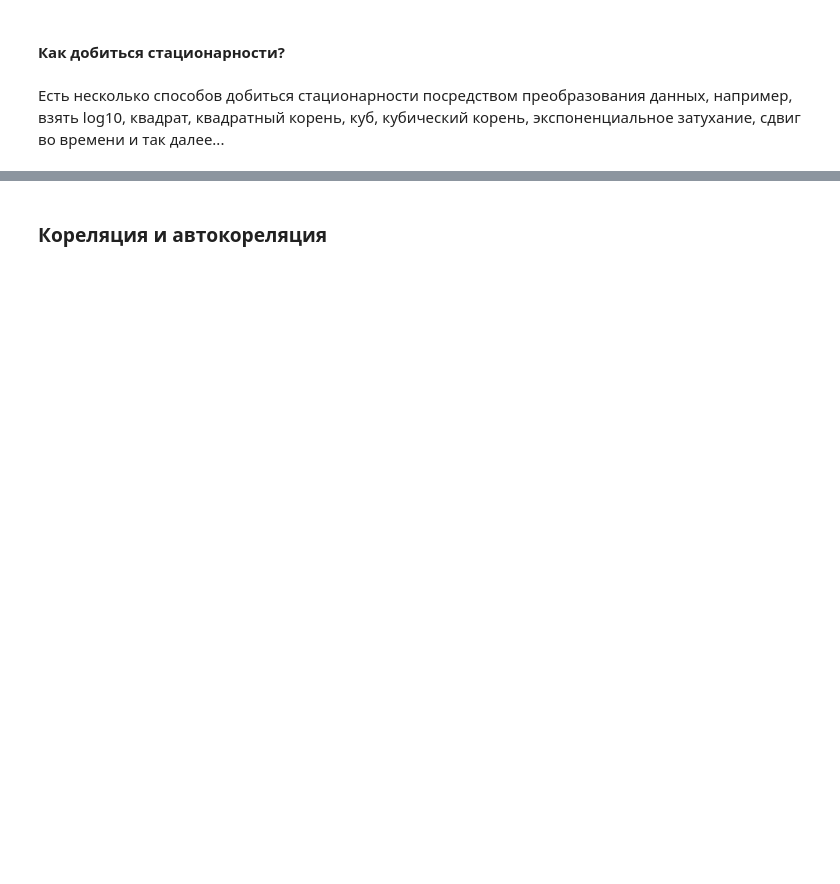
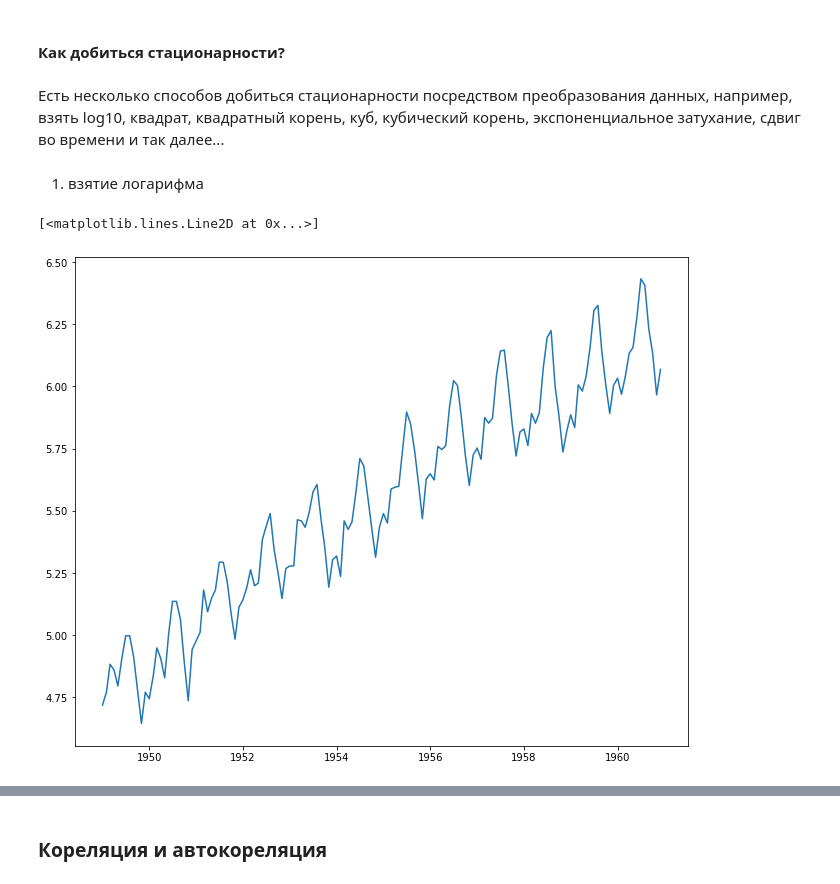
Before and after one commit to starminalush/ml_course_2022, a Jupyter notebook: lesson8/lesson8.ipynb, the cells around one changed output, grey strips where cells are left out. Saved outputs shown, nothing was run; the diff lists cells and outputs as text; code cells hidden in the pictures; blank space fills up the shorter version.

```diff
--- a/lesson8/lesson8.ipynb
+++ b/lesson8/lesson8.ipynb
@@ -140,3 +213,11 @@ plt.show()
 #### Как добиться стационарности?
 # %% [markdown]
 Есть несколько способов добиться стационарности посредством преобразования данных, например, взять log10, квадрат, квадратный корень, куб, кубический корень, экспоненциальное затухание, сдвиг во времени и так далее...
+# %% [markdown]
+1. взятие логарифма
+# %%
+indexed_dataset_log = np.log(indexedDataset)
+plt.plot(indexed_dataset_log)
+# %% [output]
+[<matplotlib.lines.Line2D at 0x...>]
+[figure, added]
```
Also changed, not shown: parts of 62 cells of this notebook.
